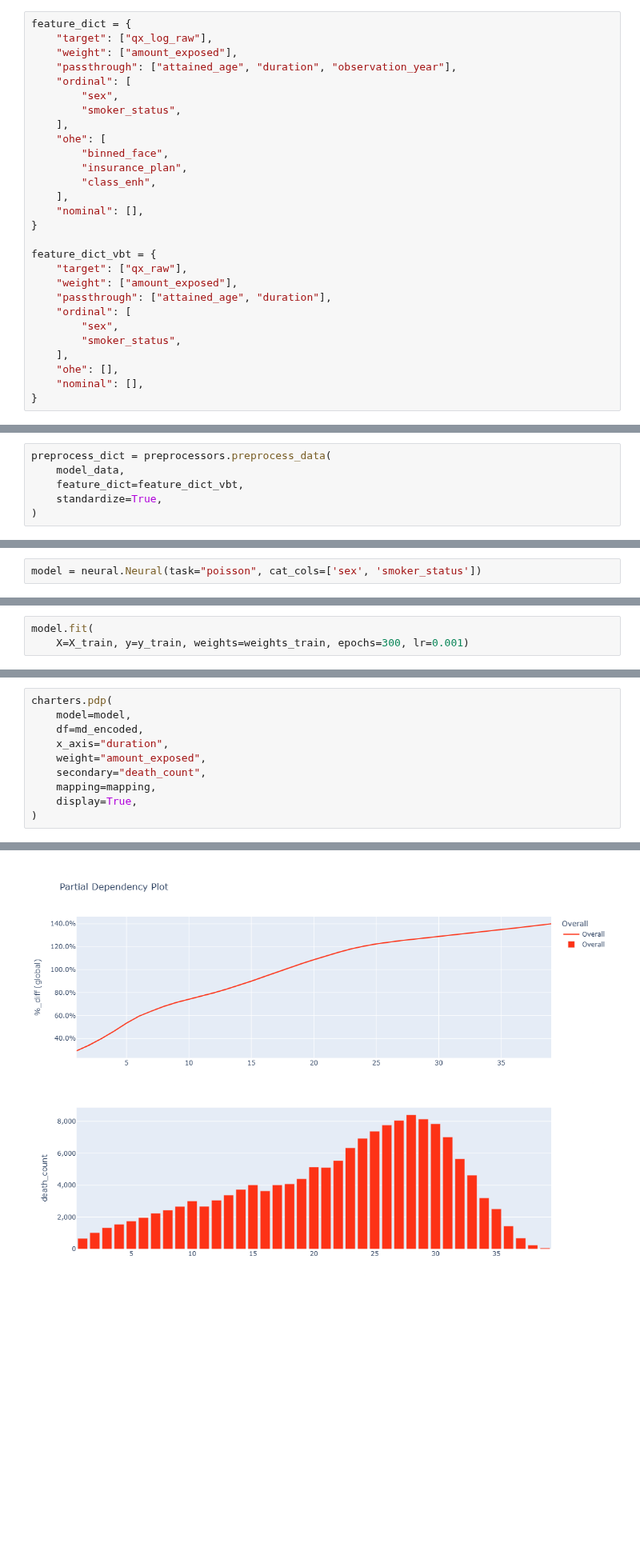
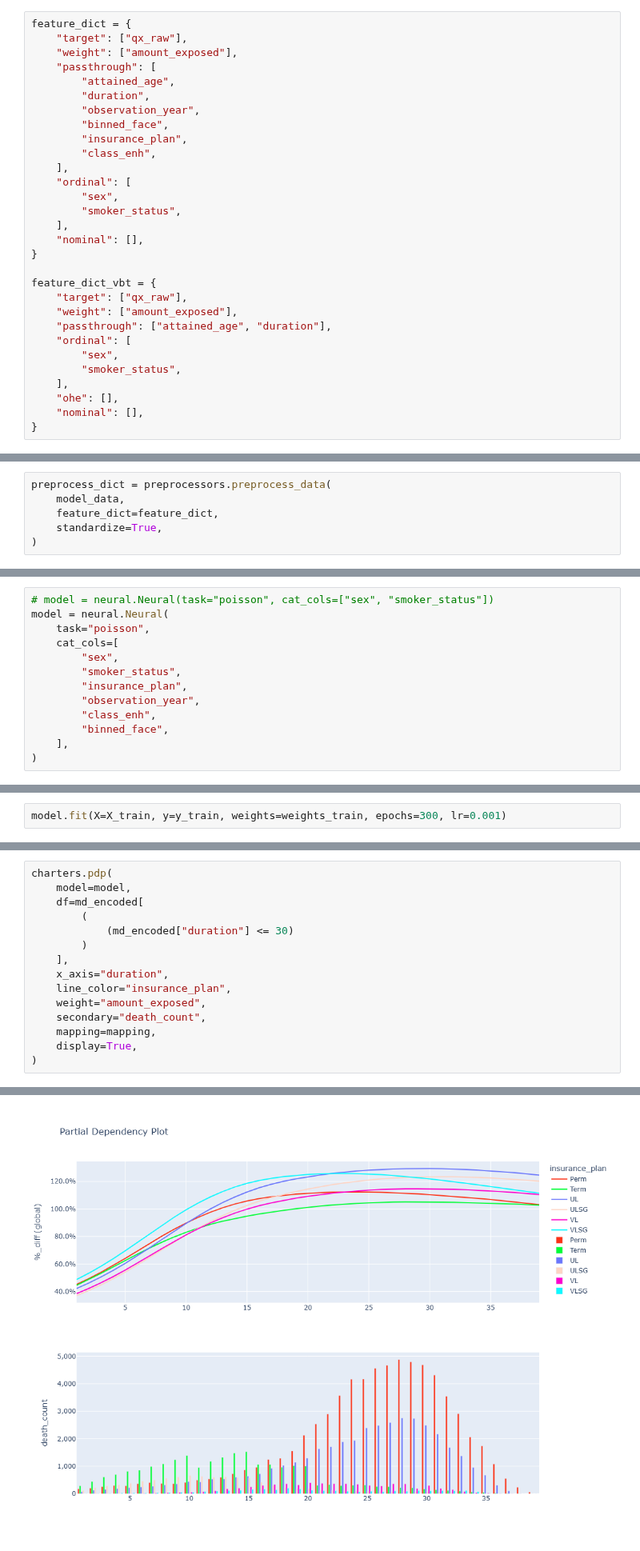
Before and after one commit to jkoestner/morai, a Jupyter notebook: notebooks/tutorials/advanced_ai/neural.ipynb, the cells around one changed output, grey strips where cells are left out. Shown at 80% size. Cells and saved outputs as stored; diff of their text form; blank space fills up the shorter version.

Commit message:
neural working

```diff
--- a/notebooks/tutorials/advanced_ai/neural.ipynb
+++ b/notebooks/tutorials/advanced_ai/neural.ipynb
@@ -104,17 +105,19 @@ model_data["binned_face"] = model_data["binned_face"].astype("category")
 ## Feature Dictionary
 # %%
 feature_dict = {
-    "target": ["qx_log_raw"],
+    "target": ["qx_raw"],
     "weight": ["amount_exposed"],
-    "passthrough": ["attained_age", "duration", "observation_year"],
+    "passthrough": [
+        "attained_age",
+        "duration",
+        "observation_year",
+        "binned_face",
+        "insurance_plan",
+        "class_enh",
+    ],
     "ordinal": [
         "sex",
         "smoker_status",
-    ],
-    "ohe": [
-        "binned_face",
-        "insurance_plan",
-        "class_enh",
     ],
     "nominal": [],
 }
@@ -172,7 +175,7 @@ model_name = "neural"
 # %%
 preprocess_dict = preprocessors.preprocess_data(
     model_data,
-    feature_dict=feature_dict_vbt,
+    feature_dict=feature_dict,
     standardize=True,
 )
 # %% [output]
@@ -193,5 +196,16 @@ X_train, X_test, y_train, y_test, weights_train, weights_test = train_test_split
     X, y, weights, random_state=0, test_size=0.2
 )
 # %%
-model = neural.Neural(task="poisson", cat_cols=['sex', 'smoker_status'])
+# model = neural.Neural(task="poisson", cat_cols=["sex", "smoker_status"])
+model = neural.Neural(
+    task="poisson",
+    cat_cols=[
+        "sex",
+        "smoker_status",
+        "insurance_plan",
+        "observation_year",
+        "class_enh",
+        "binned_face",
+    ],
+)
 # %% [output]
@@ -199,4 +213,3 @@ model = neural.Neural(task="poisson", cat_cols=['sex', 'smoker_status'])
 # %%
-model.fit(
-    X=X_train, y=y_train, weights=weights_train, epochs=300, lr=0.001)
+model.fit(X=X_train, y=y_train, weights=weights_train, epochs=300, lr=0.001)
 # %% [output]
@@ -258,8 +288,13 @@ Index(['attained_age', 'duration', 'sex', 'smoker_status'], dtype='object')
 # %%
 charters.pdp(
     model=model,
-    df=md_encoded,
+    df=md_encoded[
+        (
+            (md_encoded["duration"] <= 30)
+        )
+    ],
     x_axis="duration",
+    line_color="insurance_plan",
     weight="amount_exposed",
     secondary="death_count",
     mapping=mapping,
@@ -274,4 +310,4 @@ charters.pdp(
-[figure, old version]
+[figure, new version]
 # %% [markdown]
 # Reload
 # %%
```
Also changed, not shown: parts of 12 cells of this notebook, 4 other files.
